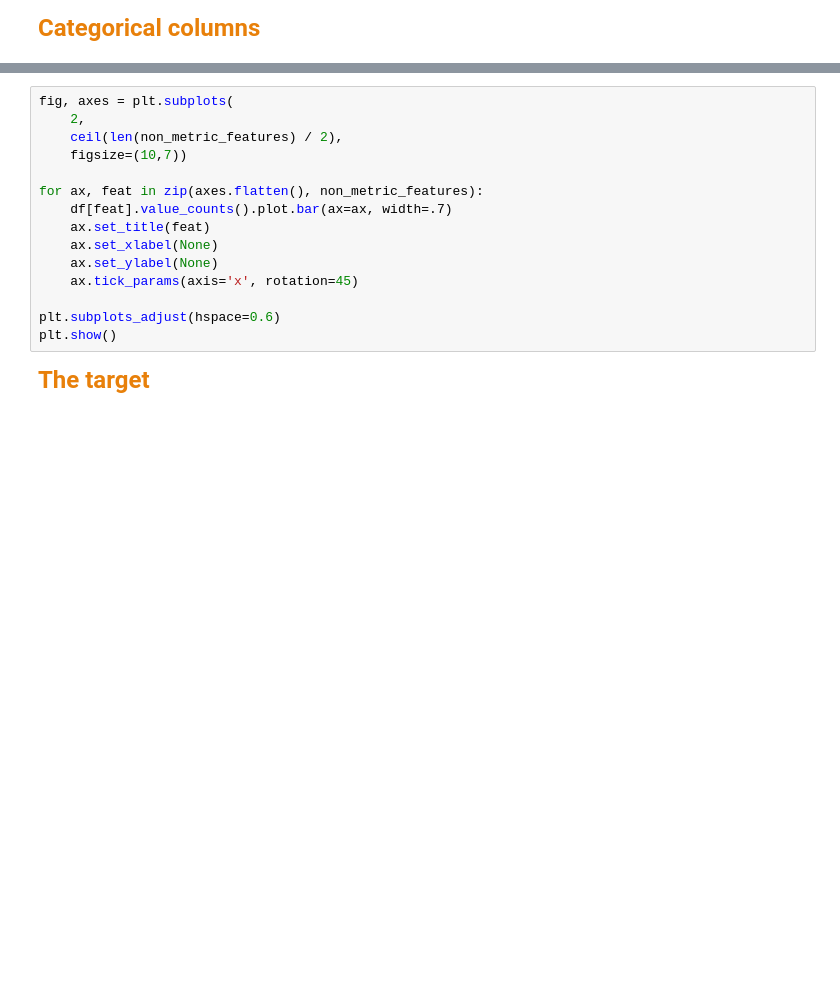
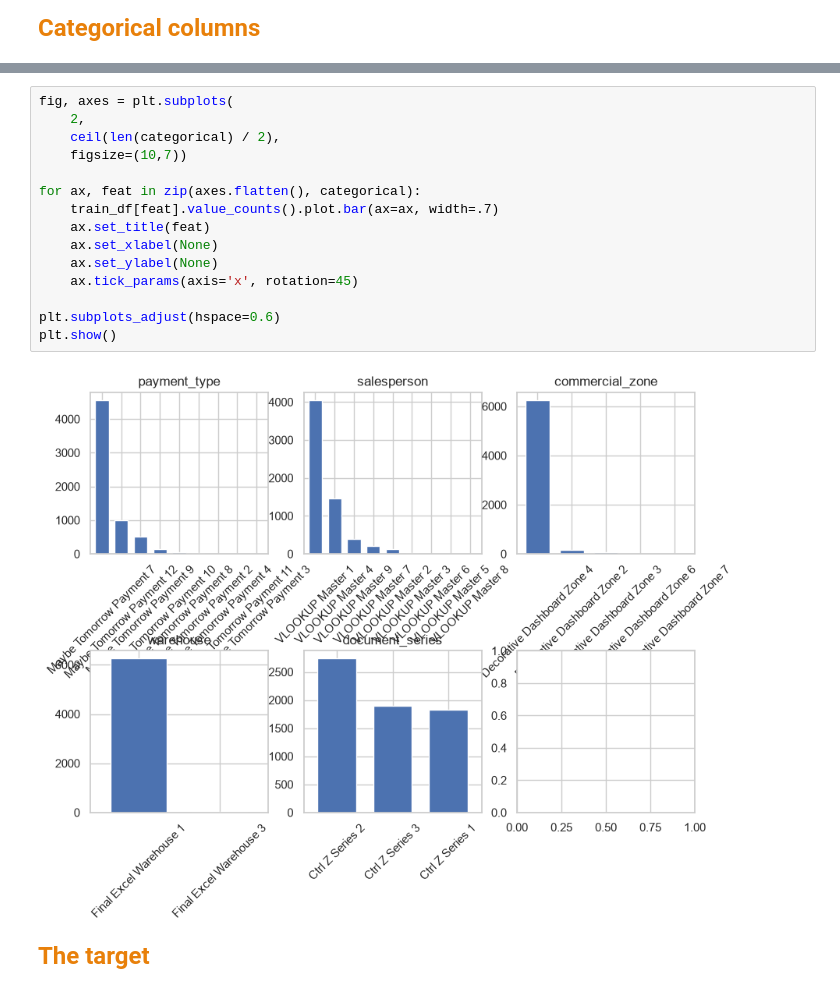
Before and after one commit to saradfalves/ML_Group_09, a Jupyter notebook: notebooks/nb1_data_exploration.ipynb, the cells around one changed output, grey strips where cells are left out. Cells and saved outputs as stored; diff of their text form; blank space fills up the shorter version.

```diff
--- a/notebooks/nb1_data_exploration.ipynb
+++ b/notebooks/nb1_data_exploration.ipynb
@@ -324,18 +317,20 @@ train_df.describe(include = 'str')
 # %%
 fig, axes = plt.subplots(
     2,
-    ceil(len(non_metric_features) / 2),
+    ceil(len(categorical) / 2),
     figsize=(10,7))
 
-for ax, feat in zip(axes.flatten(), non_metric_features):
-    df[feat].value_counts().plot.bar(ax=ax, width=.7)
+for ax, feat in zip(axes.flatten(), categorical):
+    train_df[feat].value_counts().plot.bar(ax=ax, width=.7)
     ax.set_title(feat)
     ax.set_xlabel(None)
     ax.set_ylabel(None)
     ax.tick_params(axis='x', rotation=45)
 
 plt.subplots_adjust(hspace=0.6)
 plt.show()
+# %% [output]
+[figure, added]
 # %% [markdown]
 <b><font size="5" color="#E8800A">The target</font></b><br>
 # %% [markdown]
```
Also changed, not shown: parts of 4 cells of this notebook, 1 other file.
